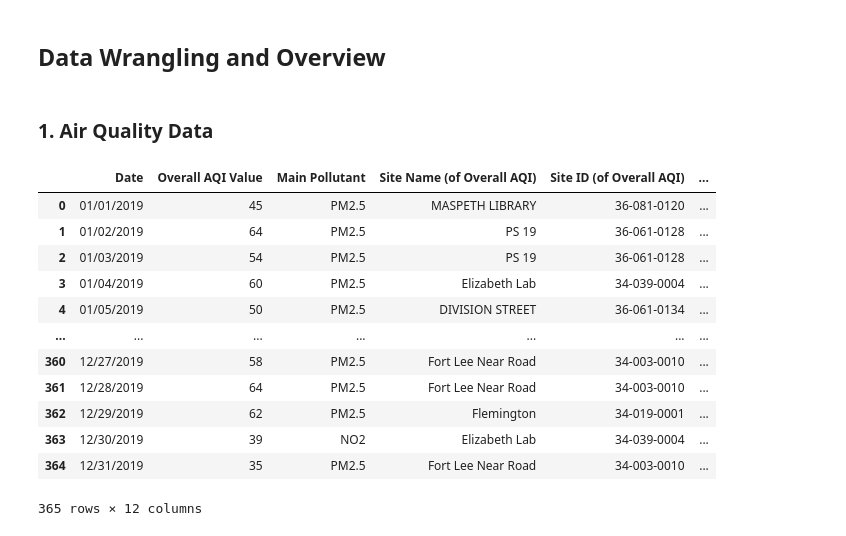
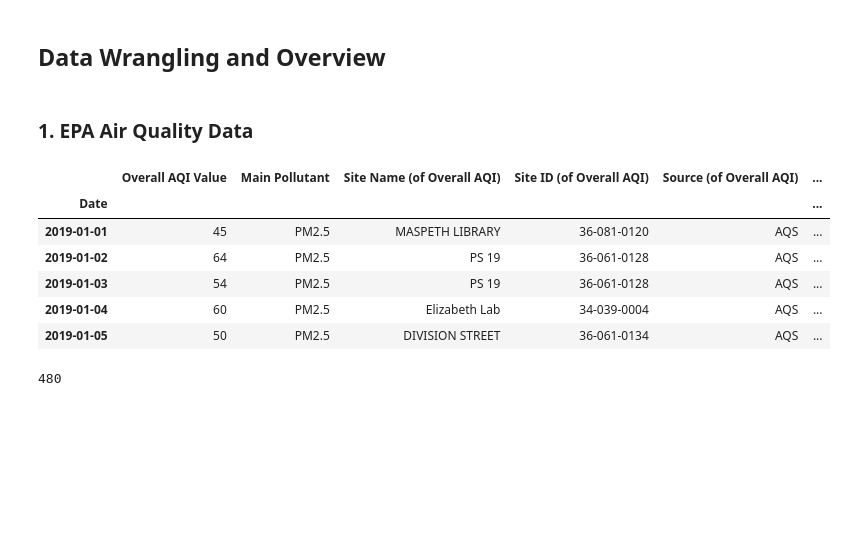
Before and after one commit to tianrunw/big-data-air-pollution, a Jupyter notebook: project/covid19_air_pollution.ipynb, the cells around one changed output. Drawn from its saved outputs; the diff is of its cells as text; code cells hidden in the pictures; blank space fills up the shorter version.

```diff
--- a/project/covid19_air_pollution.ipynb
+++ b/project/covid19_air_pollution.ipynb
@@ -23,4 +23,4 @@ import matplotlib.pyplot as plt
 # %% [markdown]
 ## Data Wrangling and Overview
 # %% [markdown]
-### 1. Air Quality Data
+### 1. EPA Air Quality Data
@@ -30,16 +26,0 @@ aqi20 = pd.read_csv('data/aqidaily2020.csv')
-# %%
-aqi19
-# %% [output]
-|  | Date | Overall AQI Value | Main Pollutant | Site Name (of Overall AQI) | Site ID (of Overall AQI) | ... |
-| 0 | 01/01/2019 | 45 | PM2.5 | MASPETH LIBRARY | 36-081-0120 | ... |
-| 1 | 01/02/2019 | 64 | PM2.5 | PS 19 | 36-061-0128 | ... |
-| 2 | 01/03/2019 | 54 | PM2.5 | PS 19 | 36-061-0128 | ... |
-| 3 | 01/04/2019 | 60 | PM2.5 | Elizabeth Lab | 34-039-0004 | ... |
-| 4 | 01/05/2019 | 50 | PM2.5 | DIVISION STREET | 36-061-0134 | ... |
-| ... | ... | ... | ... | ... | ... | ... |
-| 360 | 12/27/2019 | 58 | PM2.5 | Fort Lee Near Road | 34-003-0010 | ... |
-| 361 | 12/28/2019 | 64 | PM2.5 | Fort Lee Near Road | 34-003-0010 | ... |
-| 362 | 12/29/2019 | 62 | PM2.5 | Flemington | 34-019-0001 | ... |
-| 363 | 12/30/2019 | 39 | NO2 | Elizabeth Lab | 34-039-0004 | ... |
-| 364 | 12/31/2019 | 35 | PM2.5 | Fort Lee Near Road | 34-003-0010 | ... |
-365 rows × 12 columns
@@ -45,0 +38,14 @@ aqi19
+# %%
+aqi.head()
+# %% [output]
+|  | Overall AQI Value | Main Pollutant | Site Name (of Overall AQI) | Site ID (of Overall AQI) | Source (of Overall AQI) | ... |
+| Date |  |  |  |  |  | ... |
+| 2019-01-01 | 45 | PM2.5 | MASPETH LIBRARY | 36-081-0120 | AQS | ... |
+| 2019-01-02 | 64 | PM2.5 | PS 19 | 36-061-0128 | AQS | ... |
+| 2019-01-03 | 54 | PM2.5 | PS 19 | 36-061-0128 | AQS | ... |
+| 2019-01-04 | 60 | PM2.5 | Elizabeth Lab | 34-039-0004 | AQS | ... |
+| 2019-01-05 | 50 | PM2.5 | DIVISION STREET | 36-061-0134 | AQS | ... |
+# %%
+len(aqi)
+# %% [output]
+480
```
Also changed, not shown: parts of 7 cells of this notebook.
